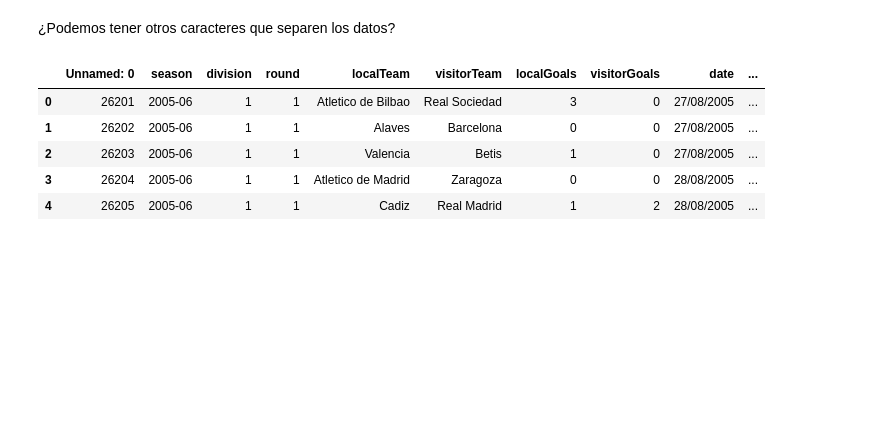
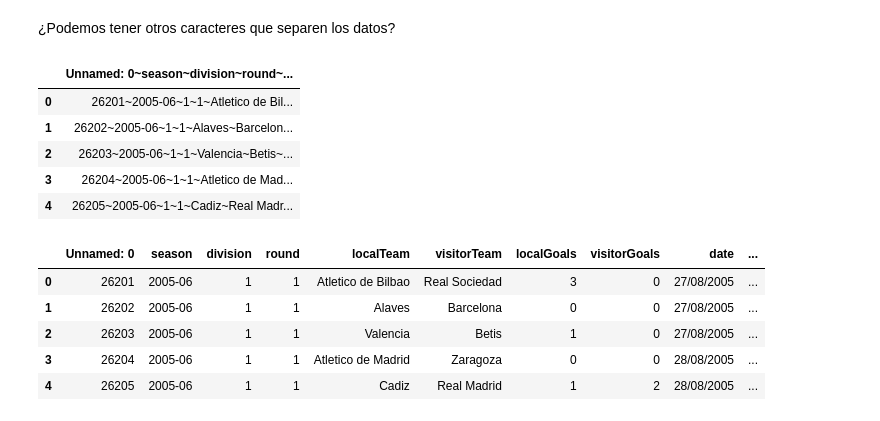
Before and after one commit to GonzaloPerez1/DS_Gonzalo, a Jupyter notebook: 2-Data Analysis/3-Data Sources/Archivos/Teoria/Lectura Escritura.ipynb, the cells around one changed output. Cells and saved outputs as stored; diff of their text form; code cells hidden in the pictures; blank space fills up the shorter version.

```diff
--- a/2-Data Analysis/3-Data Sources/Archivos/Teoria/Lectura Escritura.ipynb
+++ b/2-Data Analysis/3-Data Sources/Archivos/Teoria/Lectura Escritura.ipynb
@@ -319,4 +318,14 @@ df.head()
 | 4 | 26205 | 2005-06 | 1 | 1 | Cadiz | Real Madrid | 1 | 2 | 28/08/2005 | ... |
 # %% [markdown]
 ¿Podemos tener otros caracteres que separen los datos?
+# %%
+df = pd.read_csv("data/laliga4.csv")
+df.head()
+# %% [output]
+|  | Unnamed: 0~season~division~round~... |
+| 0 | 26201~2005-06~1~1~Atletico de Bil... |
+| 1 | 26202~2005-06~1~1~Alaves~Barcelon... |
+| 2 | 26203~2005-06~1~1~Valencia~Betis~... |
+| 3 | 26204~2005-06~1~1~Atletico de Mad... |
+| 4 | 26205~2005-06~1~1~Cadiz~Real Madr... |
 # %%
```
Also changed, not shown: parts of 48 cells of this notebook, 7 other files.
